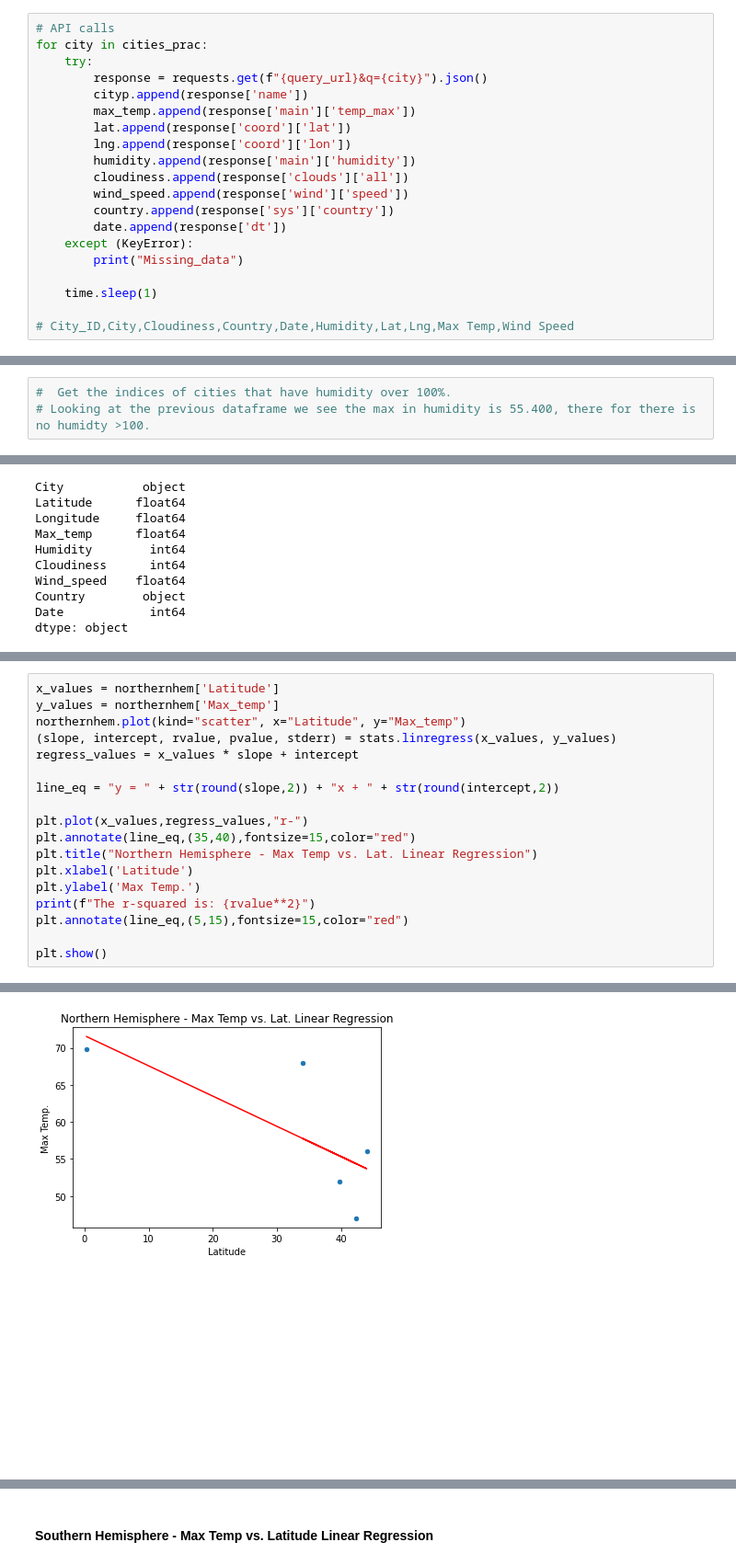
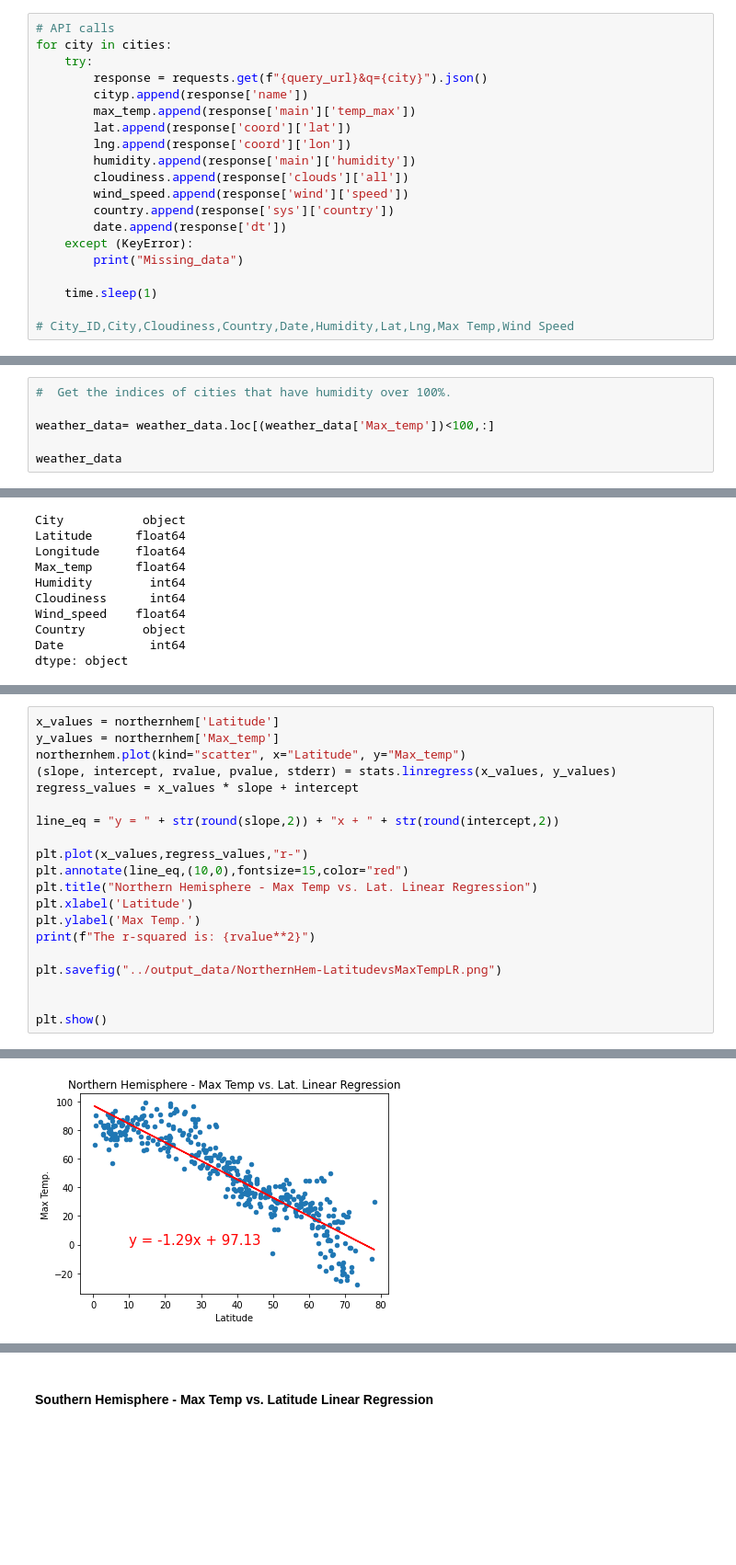
Before and after one commit to chavee07/apis-challenge, a Jupyter notebook: code/WeatherPy.ipynb, the cells around one changed output, grey strips where cells are left out. Shown at 92% size. Cells and saved outputs as stored; diff of their text form; blank space fills up the shorter version.

Commit message:
Finished_Weather

```diff
--- a/code/WeatherPy.ipynb
+++ b/code/WeatherPy.ipynb
@@ -107,7 +98,7 @@ country=[]
 date=[]
 # %%
 # API calls
-for city in cities_prac:
+for city in cities:
     try:
         response = requests.get(f"{query_url}&q={city}").json()
         cityp.append(response['name'])
@@ -179,4 +207,7 @@ weather_data.describe()
 Skip this step if there are no cities that have humidity > 100%.
 # %%
 #  Get the indices of cities that have humidity over 100%.
-# Looking at the previous dataframe we see the max in humidity is 55.400, there for there is no humidty >100.
+
+weather_data= weather_data.loc[(weather_data['Max_temp'])<100,:]
+
+weather_data
@@ -303,12 +354,14 @@ regress_values = x_values * slope + intercept
 line_eq = "y = " + str(round(slope,2)) + "x + " + str(round(intercept,2))
 
 plt.plot(x_values,regress_values,"r-")
-plt.annotate(line_eq,(35,40),fontsize=15,color="red")
+plt.annotate(line_eq,(10,0),fontsize=15,color="red")
 plt.title("Northern Hemisphere - Max Temp vs. Lat. Linear Regression")
 plt.xlabel('Latitude')
 plt.ylabel('Max Temp.')
 print(f"The r-squared is: {rvalue**2}")
-plt.annotate(line_eq,(5,15),fontsize=15,color="red")
+
+plt.savefig("../output_data/NorthernHem-LatitudevsMaxTempLR.png")
+
 
 plt.show()
 # %% [output]
@@ -316 +369 @@ The r-squared is: 0.5503731007505577
-[figure, old version]
+[figure, new version]
```
Also changed, not shown: parts of 30 cells of this notebook, 18 other files.
